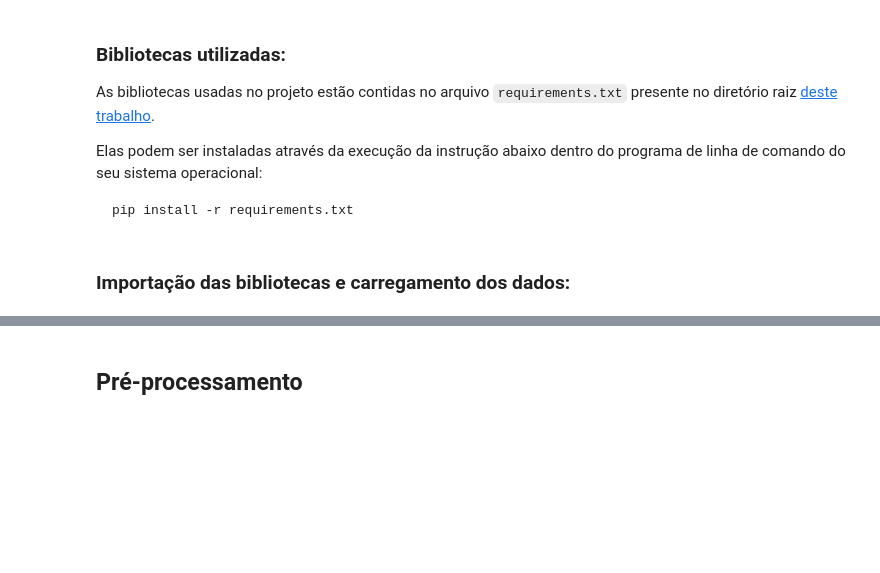
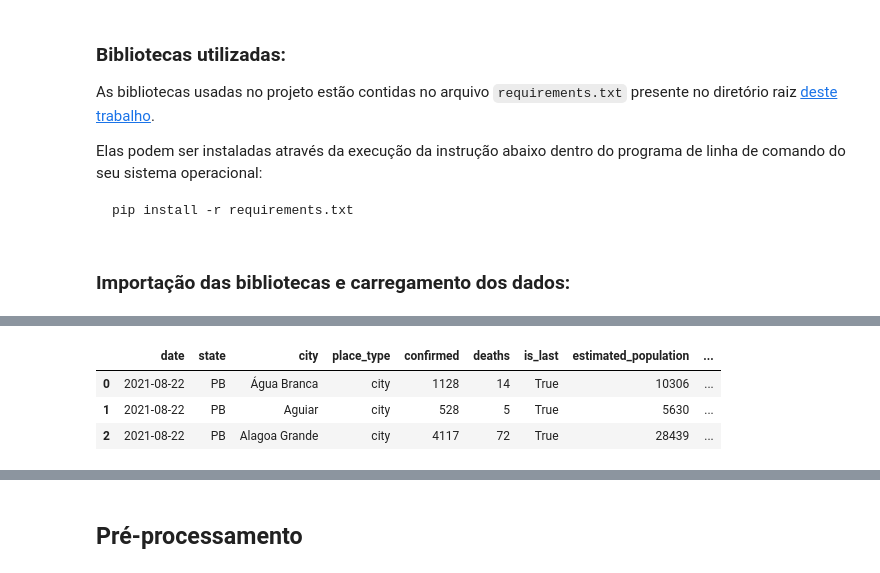
Before and after one commit to maxbarbosa/data-science-final-project, a Jupyter notebook: relatorio_final.ipynb, the cells around one changed output, grey strips where cells are left out. Cells and saved outputs as stored; diff of their text form; code cells hidden in the pictures; blank space fills up the shorter version.

```diff
--- a/relatorio_final.ipynb
+++ b/relatorio_final.ipynb
@@ -64,0 +71,7 @@ casos_pb_df =  pd.read_csv("datasets/dados_pb.csv")
+# %%
+casos_pb_df.head(3)
+# %% [output]
+|  | date | state | city | place_type | confirmed | deaths | is_last | estimated_population | ... |
+| 0 | 2021-08-22 | PB | Água Branca | city | 1128 | 14 | True | 10306 | ... |
+| 1 | 2021-08-22 | PB | Aguiar | city | 528 | 5 | True | 5630 | ... |
+| 2 | 2021-08-22 | PB | Alagoa Grande | city | 4117 | 72 | True | 28439 | ... |
```
Also changed, not shown: parts of 33 cells of this notebook.
